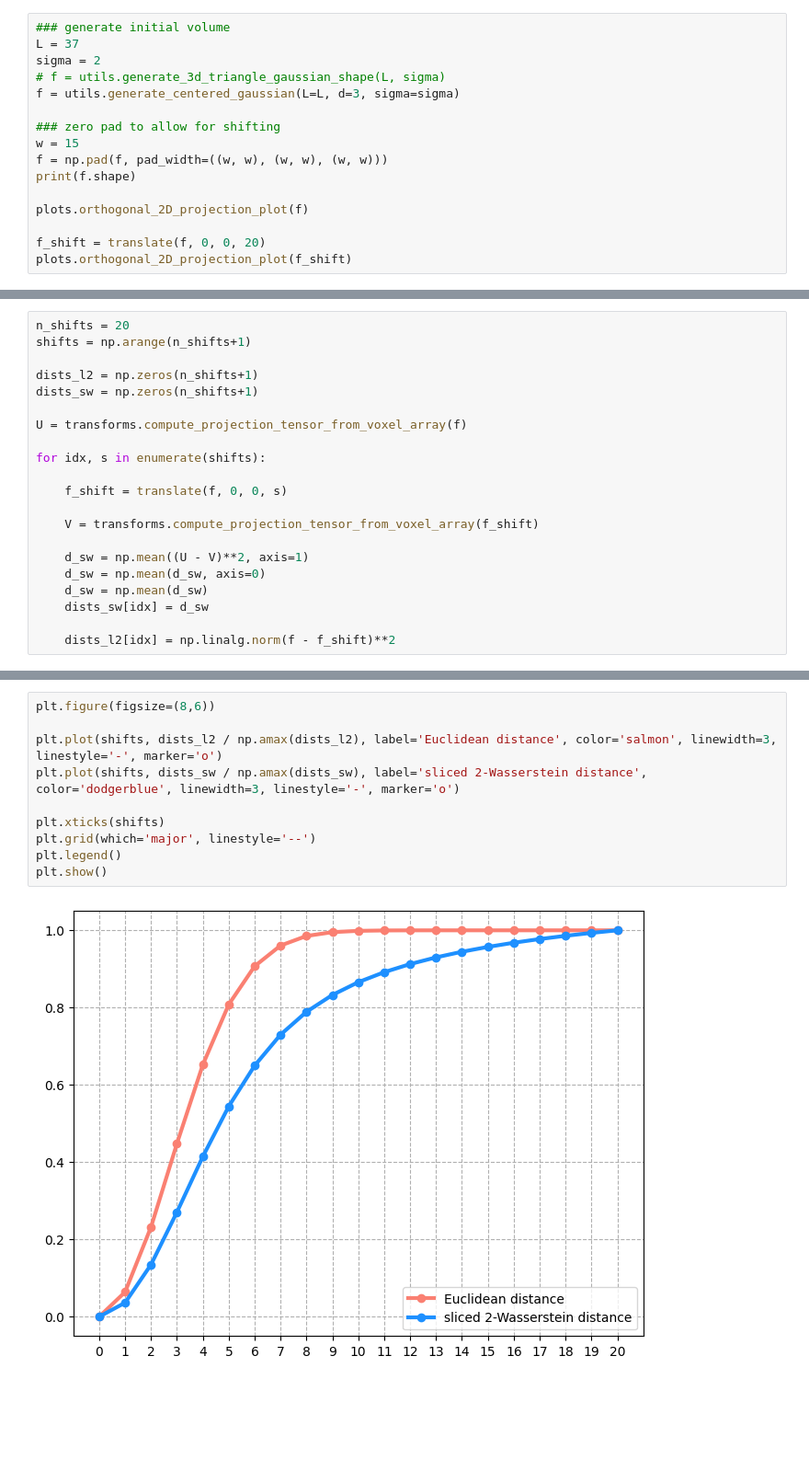
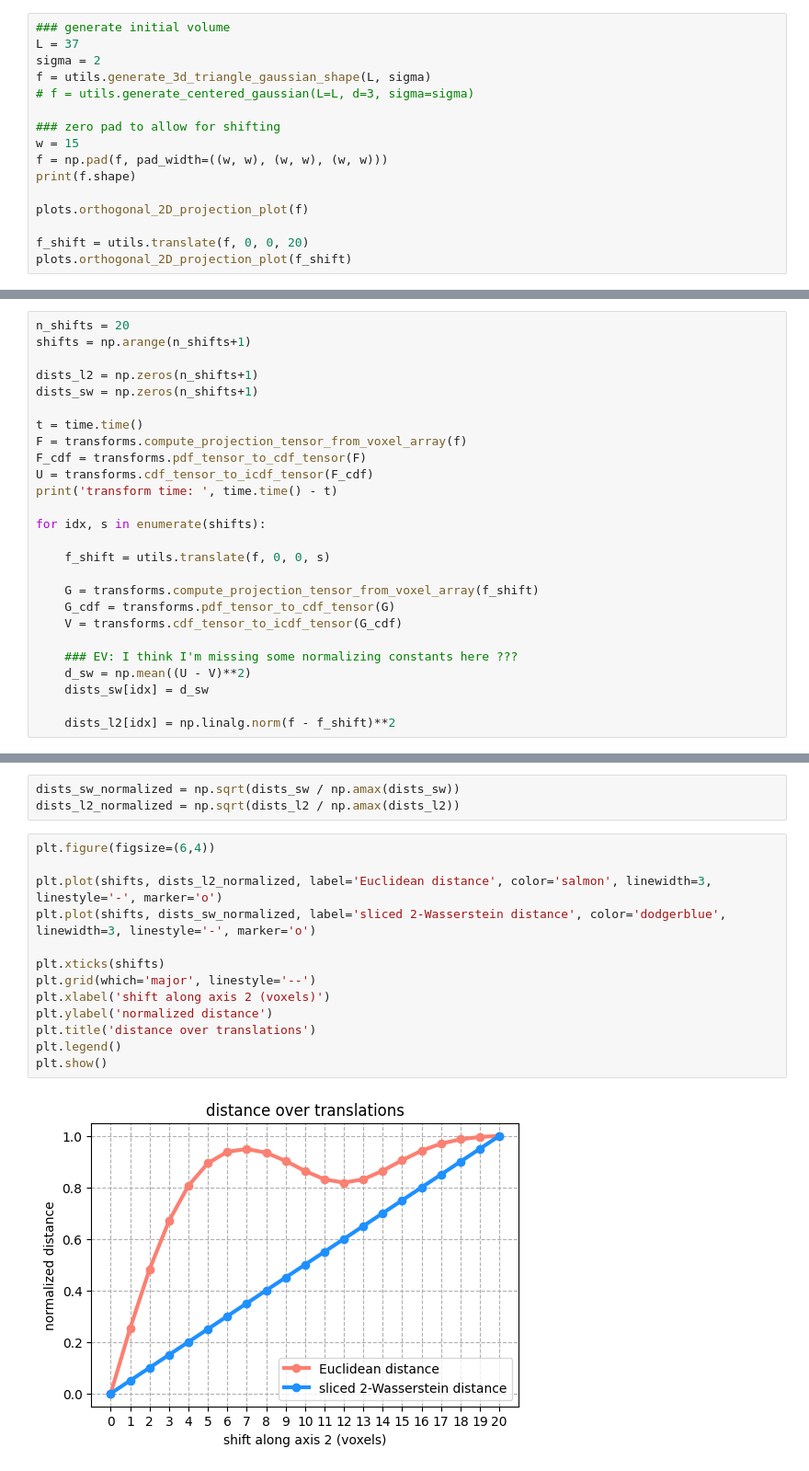
Before and after one commit to EricVerbeke/fast_volume_alignment_ot, a Jupyter notebook: Shift_test.ipynb, the cells around one changed output, grey strips where cells are left out. Shown at 92% size. Drawn from its saved outputs; the diff is of its cells as text; blank space fills up the shorter version.

```diff
--- a/Shift_test.ipynb
+++ b/Shift_test.ipynb
@@ -20,8 +16,8 @@ def translate(array, tz, ty, tx):
 ### generate initial volume
 L = 37
 sigma = 2
-# f = utils.generate_3d_triangle_gaussian_shape(L, sigma)
-f = utils.generate_centered_gaussian(L=L, d=3, sigma=sigma)
+f = utils.generate_3d_triangle_gaussian_shape(L, sigma)
+# f = utils.generate_centered_gaussian(L=L, d=3, sigma=sigma)
 
 ### zero pad to allow for shifting
 w = 15
@@ -30,7 +26,7 @@ print(f.shape)
 
 plots.orthogonal_2D_projection_plot(f)
 
-f_shift = translate(f, 0, 0, 20)
+f_shift = utils.translate(f, 0, 0, 20)
 plots.orthogonal_2D_projection_plot(f_shift)
 # %% [output]
 (67, 67, 67)
@@ -43,17 +46,22 @@ shifts = np.arange(n_shifts+1)
 dists_l2 = np.zeros(n_shifts+1)
 dists_sw = np.zeros(n_shifts+1)
 
-U = transforms.compute_projection_tensor_from_voxel_array(f)
+t = time.time()
+F = transforms.compute_projection_tensor_from_voxel_array(f)
+F_cdf = transforms.pdf_tensor_to_cdf_tensor(F)
+U = transforms.cdf_tensor_to_icdf_tensor(F_cdf)
+print('transform time: ', time.time() - t)
 
 for idx, s in enumerate(shifts):
 
-    f_shift = translate(f, 0, 0, s)
+    f_shift = utils.translate(f, 0, 0, s)
 
-    V = transforms.compute_projection_tensor_from_voxel_array(f_shift)
+    G = transforms.compute_projection_tensor_from_voxel_array(f_shift)
+    G_cdf = transforms.pdf_tensor_to_cdf_tensor(G)
+    V = transforms.cdf_tensor_to_icdf_tensor(G_cdf)
 
-    d_sw = np.mean((U - V)**2, axis=1)
-    d_sw = np.mean(d_sw, axis=0)
-    d_sw = np.mean(d_sw)
+    ### EV: I think I'm missing some normalizing constants here ???
+    d_sw = np.mean((U - V)**2)
     dists_sw[idx] = d_sw
 
     dists_l2[idx] = np.linalg.norm(f - f_shift)**2
@@ -60,12 +70,18 @@ for idx, s in enumerate(shifts):
+# %%
+dists_sw_normalized = np.sqrt(dists_sw / np.amax(dists_sw))
+dists_l2_normalized = np.sqrt(dists_l2 / np.amax(dists_l2))
 # %%
-plt.figure(figsize=(8,6))
+plt.figure(figsize=(6,4))
 
-plt.plot(shifts, dists_l2 / np.amax(dists_l2), label='Euclidean distance', color='salmon', linewidth=3, linestyle='-', marker='o')
-plt.plot(shifts, dists_sw / np.amax(dists_sw), label='sliced 2-Wasserstein distance', color='dodgerblue', linewidth=3, linestyle='-', marker='o')
+plt.plot(shifts, dists_l2_normalized, label='Euclidean distance', color='salmon', linewidth=3, linestyle='-', marker='o')
+plt.plot(shifts, dists_sw_normalized, label='sliced 2-Wasserstein distance', color='dodgerblue', linewidth=3, linestyle='-', marker='o')
 
 plt.xticks(shifts)
 plt.grid(which='major', linestyle='--')
+plt.xlabel('shift along axis 2 (voxels)')
+plt.ylabel('normalized distance')
+plt.title('distance over translations')
 plt.legend()
 plt.show()
 # %% [output]
-[figure, old version]
+[figure, new version]
```
Also changed, not shown: parts of 6 cells of this notebook, 7 other files.
